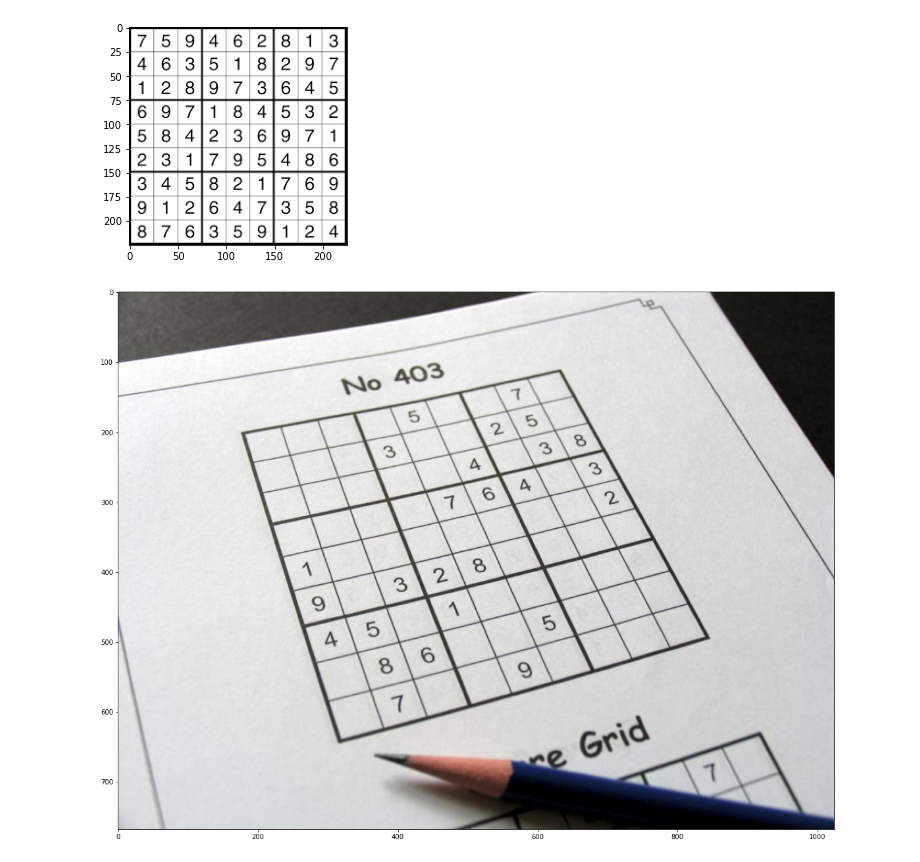
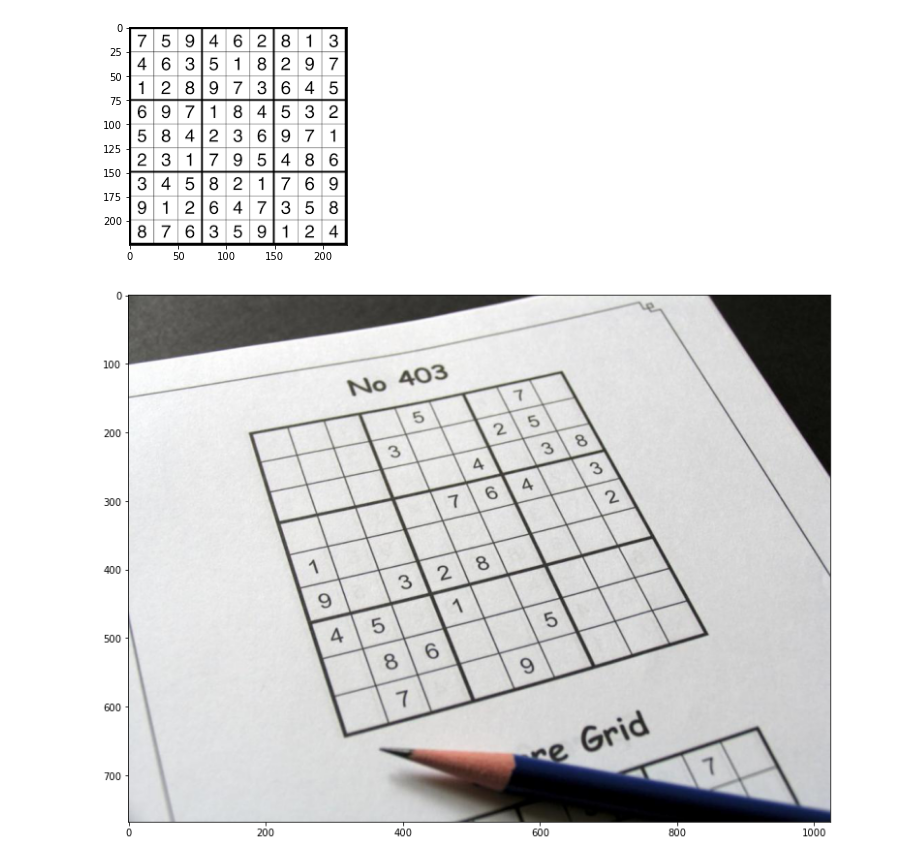
Before and after one commit to fistadev/AISpring21, a Jupyter notebook: M6 - Computer Vision/CV7 - Template matching, corners and Haar cascades/live_coding_cv7.ipynb, the cells around one changed output. Cells and saved outputs as stored; diff of their text form; code cells hidden in the pictures.

```diff
--- a/M6 - Computer Vision/CV7 - Template matching, corners and Haar cascades/live_coding_cv7.ipynb
+++ b/M6 - Computer Vision/CV7 - Template matching, corners and Haar cascades/live_coding_cv7.ipynb
@@ -63,6 +63,6 @@ imshow(sudoku, False)
 # %% [output]
 [figure]
 # %%
-imshow(sudoku_ph)
+imshow(sudoku_ph, True)
 # %% [output]
-[figure, old version]
+[figure, new version]
```
Also changed, not shown: parts of 9 cells of this notebook.
